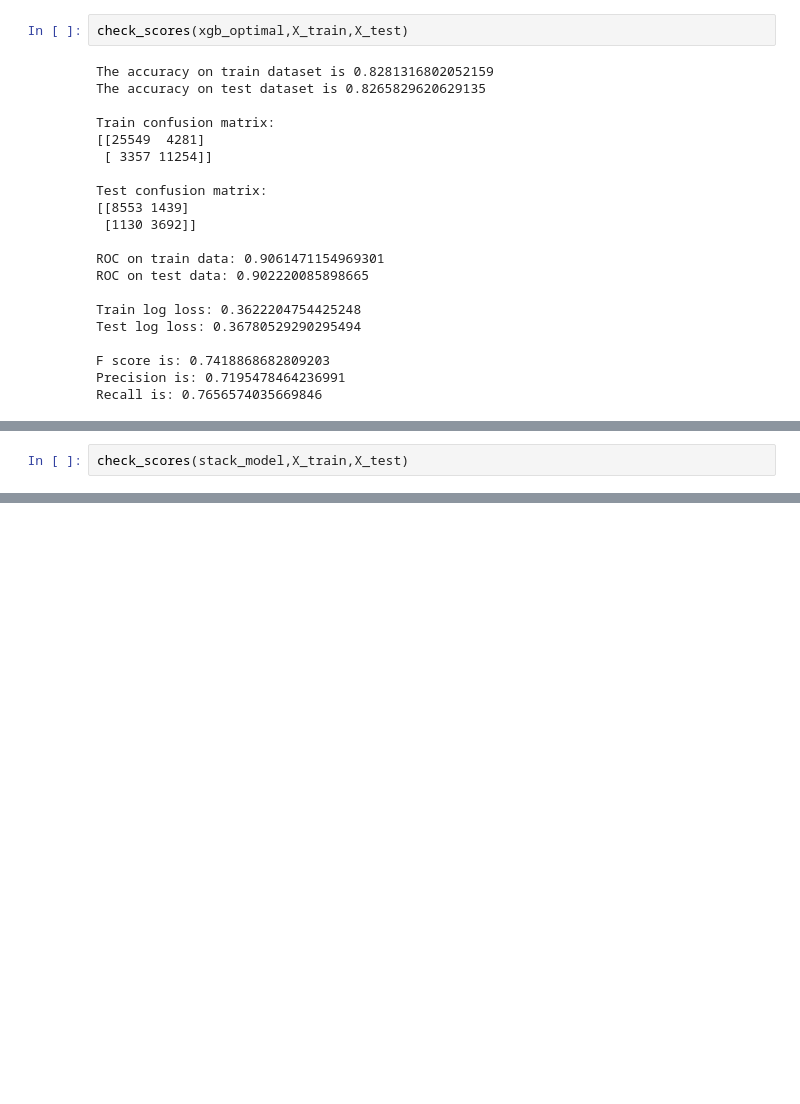
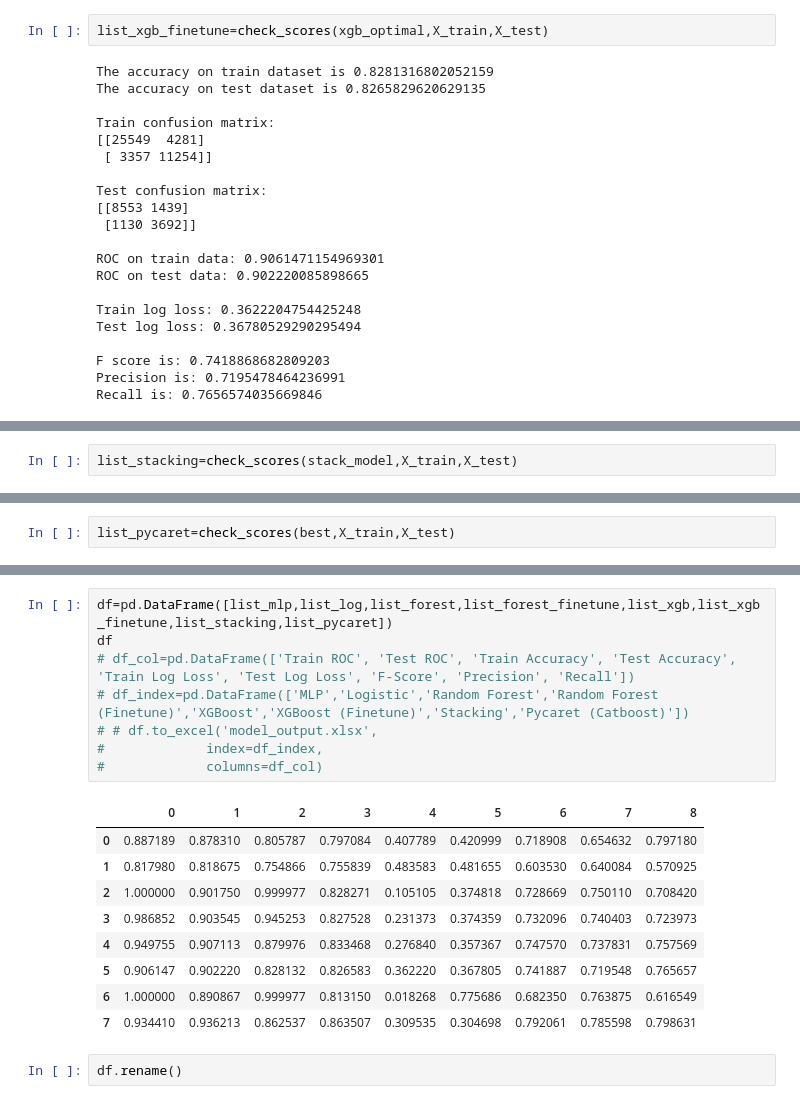
Before and after one commit to RedEyeMikey/Churn-prediction, a Jupyter notebook: churn-prediction.ipynb, the cells around one changed output, grey strips where cells are left out. Cells and saved outputs as stored; diff of their text form; blank space fills up the shorter version.

```diff
--- a/churn-prediction.ipynb
+++ b/churn-prediction.ipynb
@@ -539,7 +544,7 @@ xgb_optimal.get_params()
  'validate_parameters': 1,
  'verbosity': None}
 # %%
-check_scores(xgb_optimal,X_train,X_test)
+list_xgb_finetune=check_scores(xgb_optimal,X_train,X_test)
 # %% [output]
 The accuracy on train dataset is 0.8281316802052159
 The accuracy on test dataset is 0.8265829620629135
@@ -588,5 +585,5 @@ print(classification_report(Y_test,stack_predict))
 weighted avg       0.81      0.81      0.81     14814
 # %%
-check_scores(stack_model,X_train,X_test)
+list_stacking=check_scores(stack_model,X_train,X_test)
 # %% [output]
 The accuracy on train dataset is 0.9999774982561148
@@ -611,0 +656,2 @@ Recall is: 0.6180008295313149
+# %%
+list_pycaret=check_scores(best,X_train,X_test)
@@ -611,0 +722,20 @@ Recall is: 0.6180008295313149
+# %%
+df=pd.DataFrame([list_mlp,list_log,list_forest,list_forest_finetune,list_xgb,list_xgb_finetune,list_stacking,list_pycaret])
+df
+# df_col=pd.DataFrame(['Train ROC', 'Test ROC', 'Train Accuracy', 'Test Accuracy', 'Train Log Loss', 'Test Log Loss', 'F-Score', 'Precision', 'Recall'])
+# df_index=pd.DataFrame(['MLP','Logistic','Random Forest','Random Forest (Finetune)','XGBoost','XGBoost (Finetune)','Stacking','Pycaret (Catboost)'])
+# # df.to_excel('model_output.xlsx',
+#             index=df_index,
+#             columns=df_col)
+# %% [output]
+|  | 0 | 1 | 2 | 3 | 4 | 5 | 6 | 7 | 8 |
+| 0 | 0.887189 | 0.878310 | 0.805787 | 0.797084 | 0.407789 | 0.420999 | 0.718908 | 0.654632 | 0.797180 |
+| 1 | 0.817980 | 0.818675 | 0.754866 | 0.755839 | 0.483583 | 0.481655 | 0.603530 | 0.640084 | 0.570925 |
+| 2 | 1.000000 | 0.901750 | 0.999977 | 0.828271 | 0.105105 | 0.374818 | 0.728669 | 0.750110 | 0.708420 |
+| 3 | 0.986852 | 0.903545 | 0.945253 | 0.827528 | 0.231373 | 0.374359 | 0.732096 | 0.740403 | 0.723973 |
+| 4 | 0.949755 | 0.907113 | 0.879976 | 0.833468 | 0.276840 | 0.357367 | 0.747570 | 0.737831 | 0.757569 |
+| 5 | 0.906147 | 0.902220 | 0.828132 | 0.826583 | 0.362220 | 0.367805 | 0.741887 | 0.719548 | 0.765657 |
+| 6 | 1.000000 | 0.890867 | 0.999977 | 0.813150 | 0.018268 | 0.775686 | 0.682350 | 0.763875 | 0.616549 |
+| 7 | 0.934410 | 0.936213 | 0.862537 | 0.863507 | 0.309535 | 0.304698 | 0.792061 | 0.785598 | 0.798631 |
+# %%
+df.rename()
```
Also changed, not shown: parts of 24 cells of this notebook, 7 other files.
